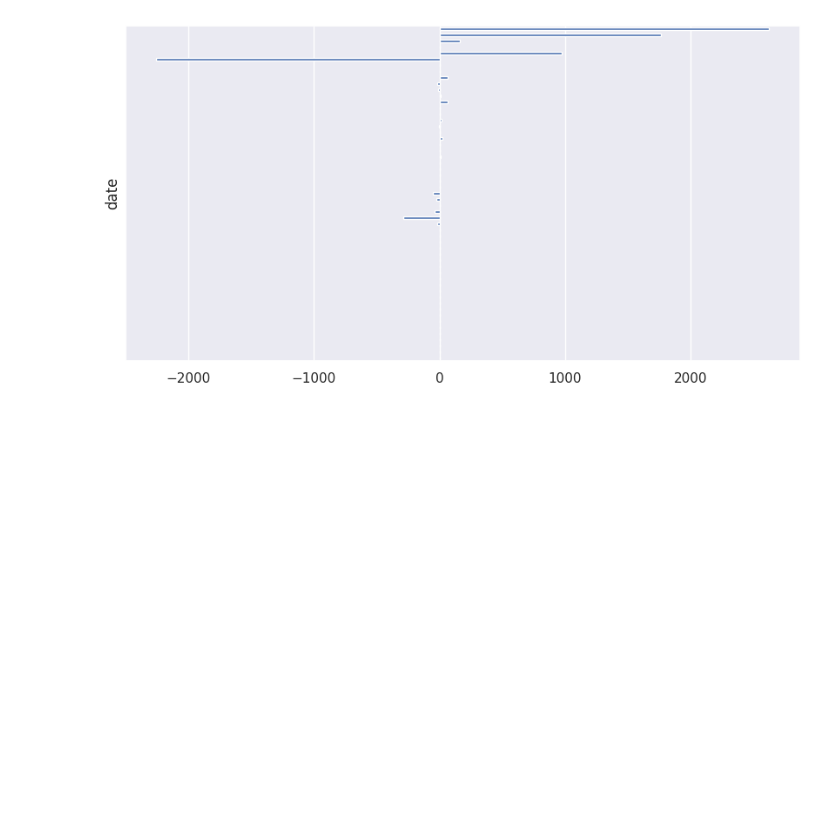
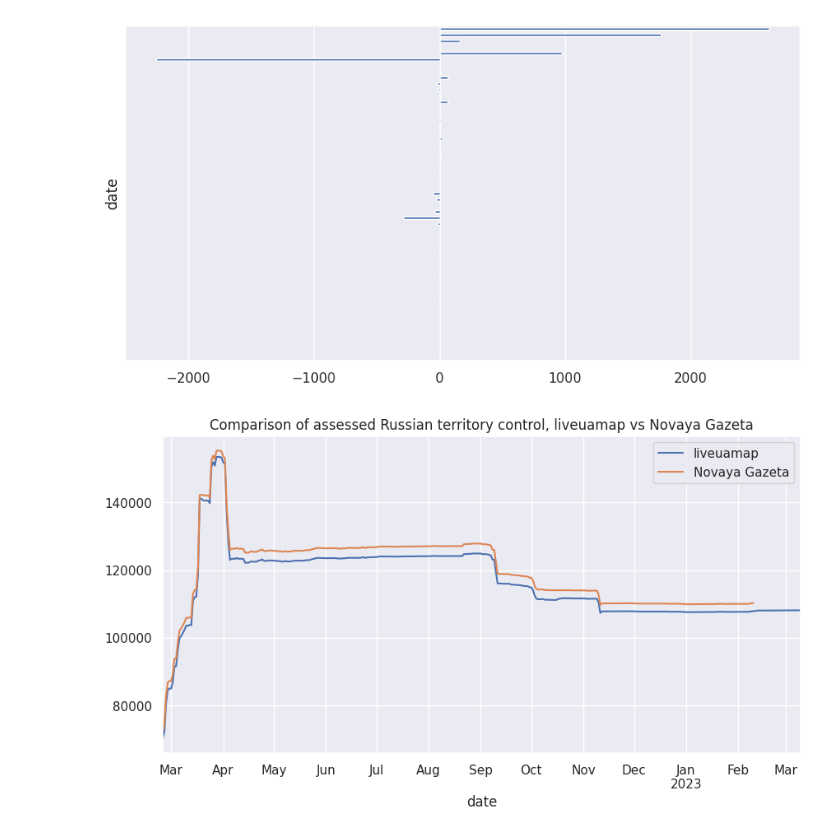
Before and after one commit to conflict-investigations/liveuamap-analysis, a Jupyter notebook: liveuamap_territory.ipynb, the cells around one changed output. Saved outputs shown, nothing was run; the diff lists cells and outputs as text; code cells hidden in the pictures; blank space fills up the shorter version.

Commit message:
Add Novaya Gazeta as data source

```diff
--- a/liveuamap_territory.ipynb
+++ b/liveuamap_territory.ipynb
@@ -475,0 +486,17 @@ plt.savefig('net_change_barh.png', bbox_inches='tight', dpi=600)
+# %%
+novaya = pd.read_csv('dataset-territory.csv',
+                     sep='\s+', skiprows=1, header=None,
+                     names=['date', 'territory'], index_col='date',
+                    infer_datetime_format=True, parse_dates=True)
+novaya['territory'] = novaya['territory'].str.replace(',', '.').astype(float)
+# %%
+plt.figure()
+ax = adjusted['area'].plot()
+novaya['territory'].plot(ax=ax)
+plt.title('Comparison of assessed Russian territory control, liveuamap vs Novaya Gazeta')
+ax.legend(['liveuamap', 'Novaya Gazeta'], loc='upper right')
+plt.savefig('liveuamap_novaya_area_comparison_total.svg', bbox_inches='tight', dpi=600)
+plt.savefig('liveuamap_novaya_area_comparison_total.png', bbox_inches='tight', dpi=600)
+plt.show()
+# %% [output]
+[figure, added]
```
Also changed, not shown: parts of 4 cells of this notebook, 5 other files.
